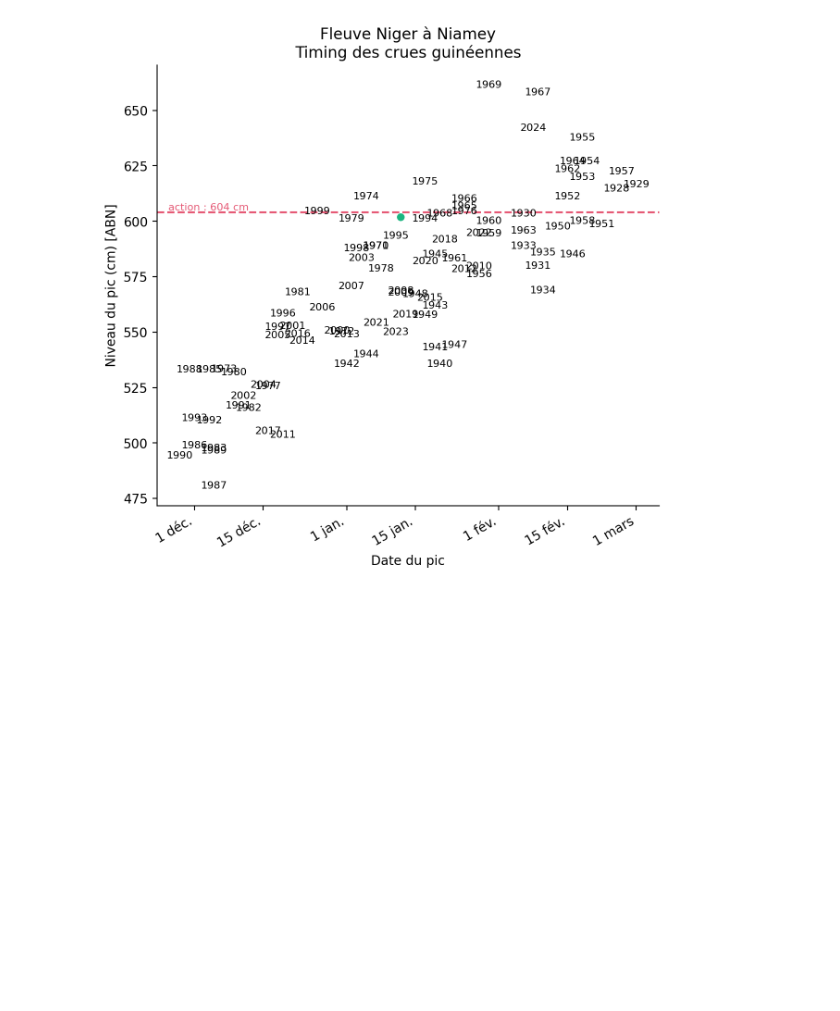
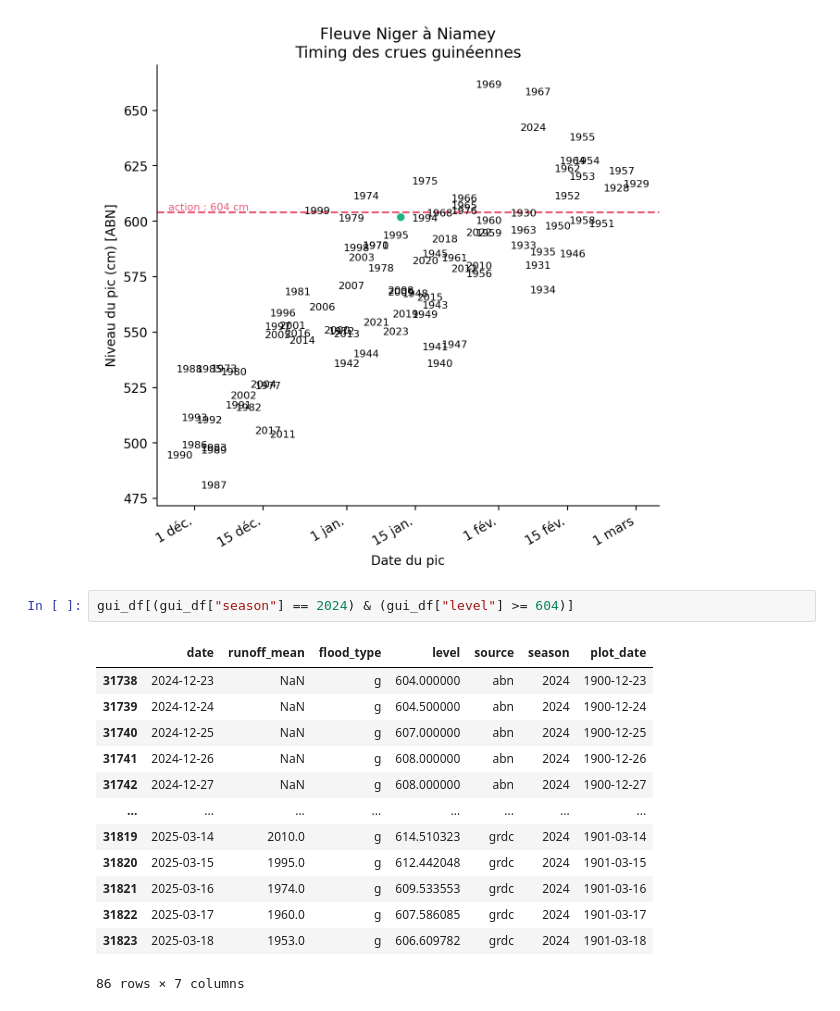
Before and after one commit to OCHA-DAP/pa-aa-ner-flooding, a Jupyter notebook: exploration/2025/activation_plot_2025.ipynb, the cells around one changed output. Drawn from its saved outputs; the diff is of its cells as text; blank space fills up the shorter version.

```diff
--- a/exploration/2025/activation_plot_2025.ipynb
+++ b/exploration/2025/activation_plot_2025.ipynb
@@ -439,3 +439,19 @@ ax.spines["top"].set_visible(False)
 ax.spines["right"].set_visible(False)
 # %% [output]
 [figure]
+# %%
+gui_df[(gui_df["season"] == 2024) & (gui_df["level"] >= 604)]
+# %% [output]
+|  | date | runoff_mean | flood_type | level | source | season | plot_date |
+| 31738 | 2024-12-23 | NaN | g | 604.000000 | abn | 2024 | 1900-12-23 |
+| 31739 | 2024-12-24 | NaN | g | 604.500000 | abn | 2024 | 1900-12-24 |
+| 31740 | 2024-12-25 | NaN | g | 607.000000 | abn | 2024 | 1900-12-25 |
+| 31741 | 2024-12-26 | NaN | g | 608.000000 | abn | 2024 | 1900-12-26 |
+| 31742 | 2024-12-27 | NaN | g | 608.000000 | abn | 2024 | 1900-12-27 |
+| ... | ... | ... | ... | ... | ... | ... | ... |
+| 31819 | 2025-03-14 | 2010.0 | g | 614.510323 | grdc | 2024 | 1901-03-14 |
+| 31820 | 2025-03-15 | 1995.0 | g | 612.442048 | grdc | 2024 | 1901-03-15 |
+| 31821 | 2025-03-16 | 1974.0 | g | 609.533553 | grdc | 2024 | 1901-03-16 |
+| 31822 | 2025-03-17 | 1960.0 | g | 607.586085 | grdc | 2024 | 1901-03-17 |
+| 31823 | 2025-03-18 | 1953.0 | g | 606.609782 | grdc | 2024 | 1901-03-18 |
+86 rows × 7 columns
```
Also changed, not shown: parts of 6 cells of this notebook, 8 other files.
